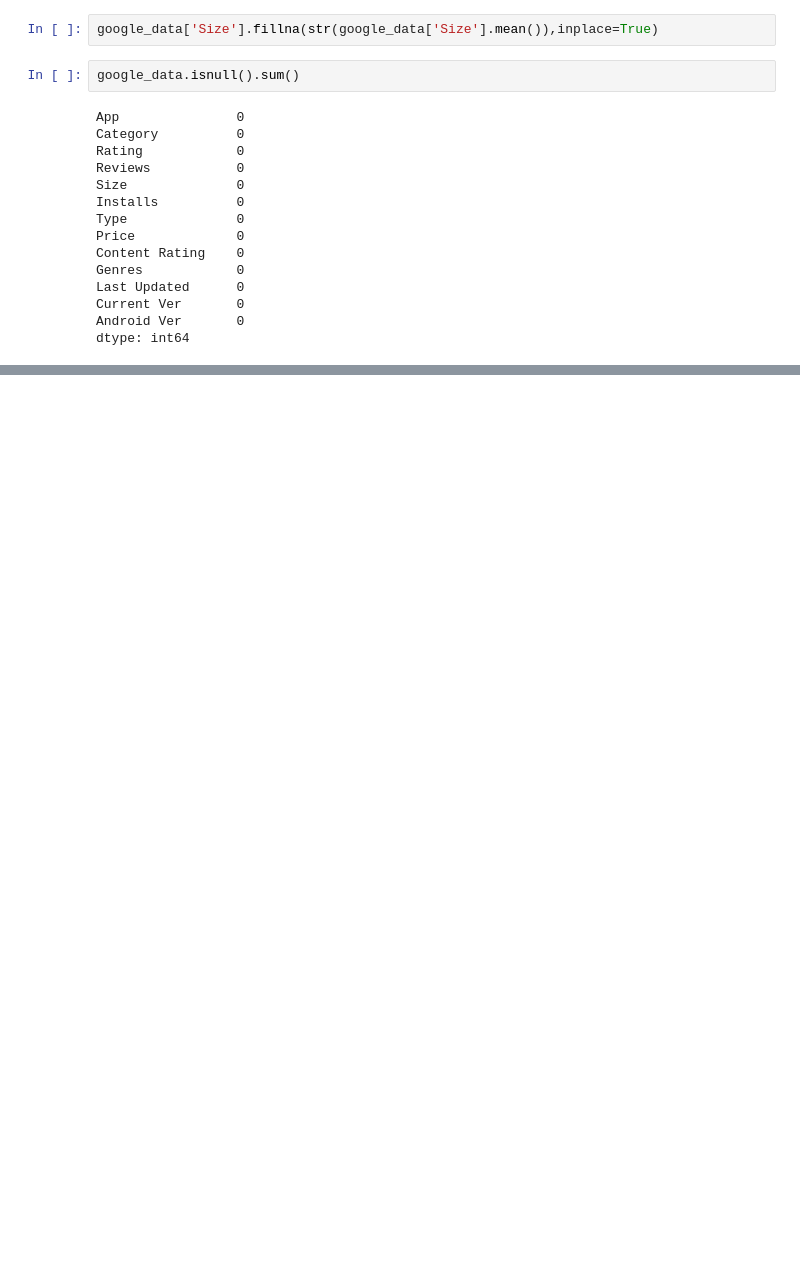
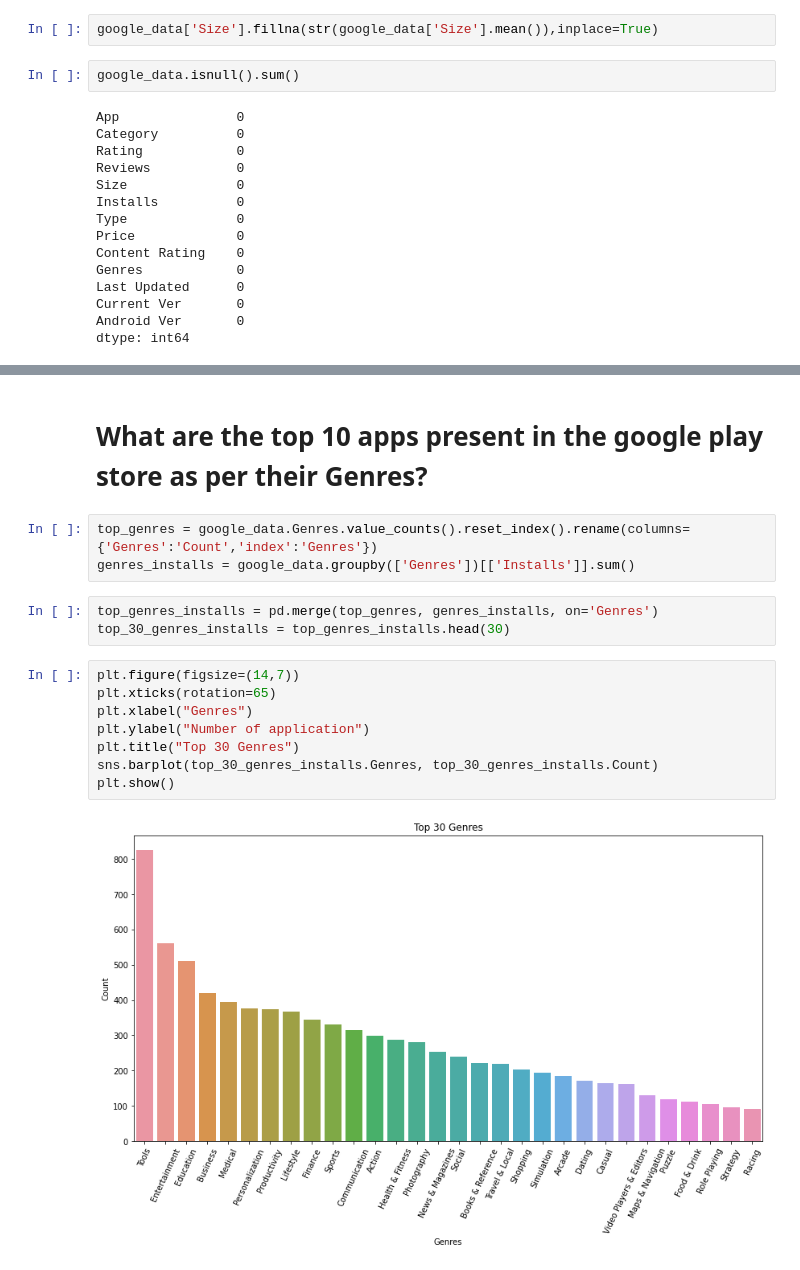
Before and after one commit to Akramkhan01/Capstone-Project-Play-Store-App-Review-Analysis, a Jupyter notebook: EDA_Play_Store_App_Review_Analysis_Capstone_Project.ipynb, the cells around one changed output, grey strips where cells are left out. Cells and saved outputs as stored; diff of their text form; blank space fills up the shorter version.

```diff
--- a/EDA_Play_Store_App_Review_Analysis_Capstone_Project.ipynb
+++ b/EDA_Play_Store_App_Review_Analysis_Capstone_Project.ipynb
@@ -465,0 +590,18 @@ dtype: int64
+# %% [markdown]
+# What are the top 10 apps present in the google play store as per their Genres?
+# %%
+top_genres = google_data.Genres.value_counts().reset_index().rename(columns={'Genres':'Count','index':'Genres'})
+genres_installs = google_data.groupby(['Genres'])[['Installs']].sum()
+# %%
+top_genres_installs = pd.merge(top_genres, genres_installs, on='Genres')
+top_30_genres_installs = top_genres_installs.head(30)
+# %%
+plt.figure(figsize=(14,7))
+plt.xticks(rotation=65)
+plt.xlabel("Genres")
+plt.ylabel("Number of application")
+plt.title("Top 30 Genres")
+sns.barplot(top_30_genres_installs.Genres, top_30_genres_installs.Count)
+plt.show()
+# %% [output]
+[figure, added]
```
Also changed, not shown: parts of 24 cells of this notebook.
